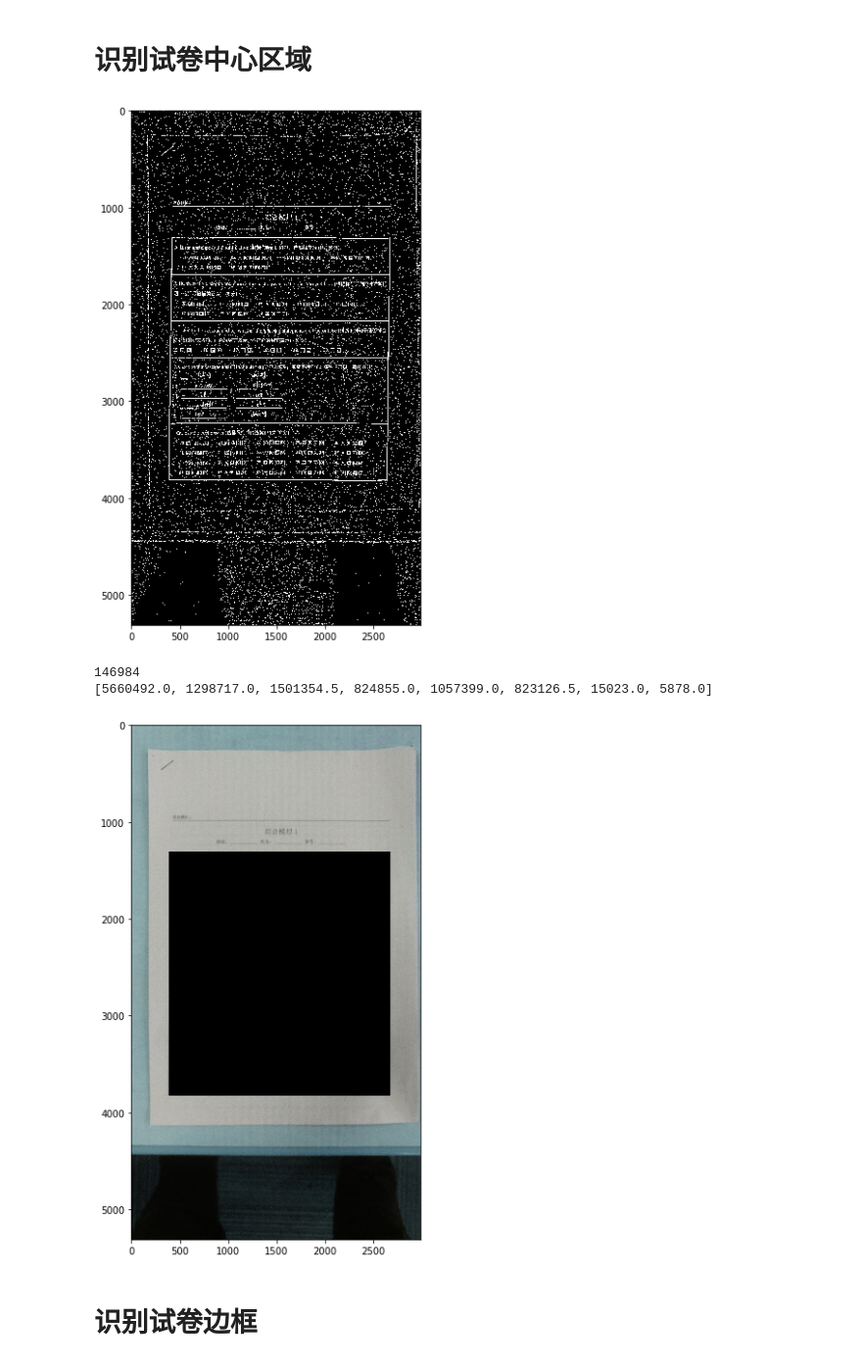
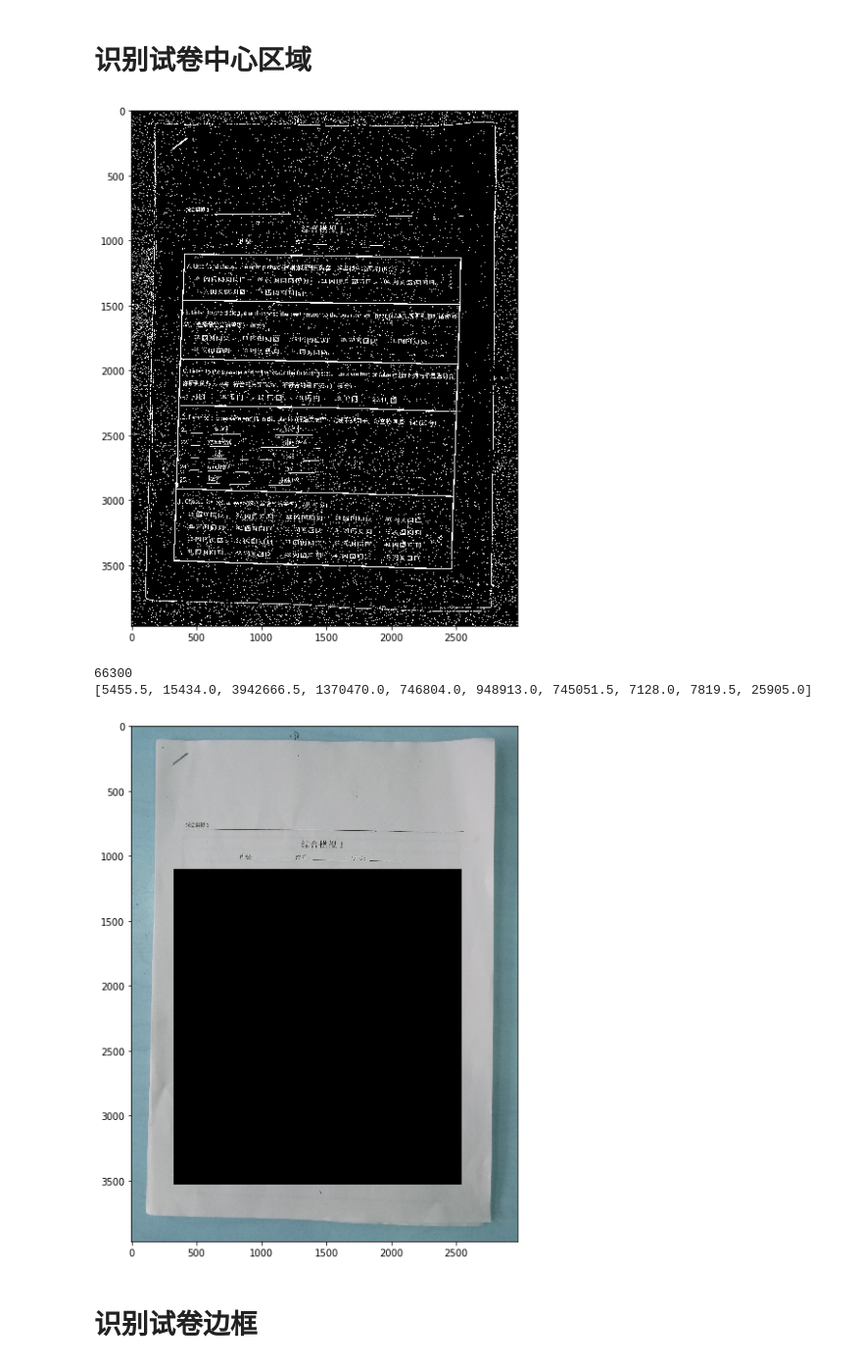
Before and after one commit to hecongziyu/myproject, a Jupyter notebook: imagehandle/试卷处理.ipynb, the cells around one changed output. Shown at 98% size. Saved outputs shown, nothing was run; the diff lists cells and outputs as text; code cells hidden in the pictures.

```diff
--- a/imagehandle/试卷处理.ipynb
+++ b/imagehandle/试卷处理.ipynb
@@ -165,34 +165,34 @@ cc = np.array(gp)
 # %%
 # https://blog.csdn.net/keith_bb/article/details/53470170?utm_source=blogxgwz0  华为荣耀V10 小米max1
 
-imgage = cv2.imread('/home/hecong/image/乐视2max.jpg',cv2.IMREAD_COLOR)
+imgage = cv2.imread('/home/hecong/image/华为荣耀V8.jpg',cv2.IMREAD_COLOR)
 img = cv2.cvtColor(imgage,cv2.COLOR_BGR2GRAY)
 img = cv2.GaussianBlur(img,(5,5),0)
 # ret,img = cv2.threshold(img,0,255,cv2.THRESH_BINARY_INV + cv2.THRESH_OTSU)
 img = cv2.adaptiveThreshold(img,255,cv2.ADAPTIVE_THRESH_MEAN_C, cv2.THRESH_BINARY_INV,11,2)
 # img = cv2.blur(img,tuple((5,5)))
 plt.imshow(img,'gray')
 plt.show()
 nimg, contours, hierarchy = cv2.findContours(
     img, cv2.RETR_TREE, cv2.CHAIN_APPROX_SIMPLE)
 print(len(contours))
 rcnt = []
 rarea = []
 for cnt in contours:
     if cv2.contourArea(cnt) > 5000:
         rarea.append(cv2.contourArea(cnt))
         rcnt.append(cnt)
 print(rarea)
 pos = np.argmax(rarea)
 cnt = rcnt[pos]
 x,y,w,h = cv2.boundingRect(cnt)
 cv2.rectangle(imgage,(x,y),(x+w,y+h),0,-1)
 plt.imshow(imgage,'brg')
 plt.show()
 # %% [output]
-[figure, old version]
+[figure, new version]
-146984
-[5660492.0, 1298717.0, 1501354.5, 824855.0, 1057399.0, 823126.5, 15023.0, 5878.0]
+66300
+[5455.5, 15434.0, 3942666.5, 1370470.0, 746804.0, 948913.0, 745051.5, 7128.0, 7819.5, 25905.0]
-[figure, old version]
+[figure, new version]
 # %% [markdown]
 # 识别试卷边框
```
Also changed, not shown: parts of 2 cells of this notebook.
